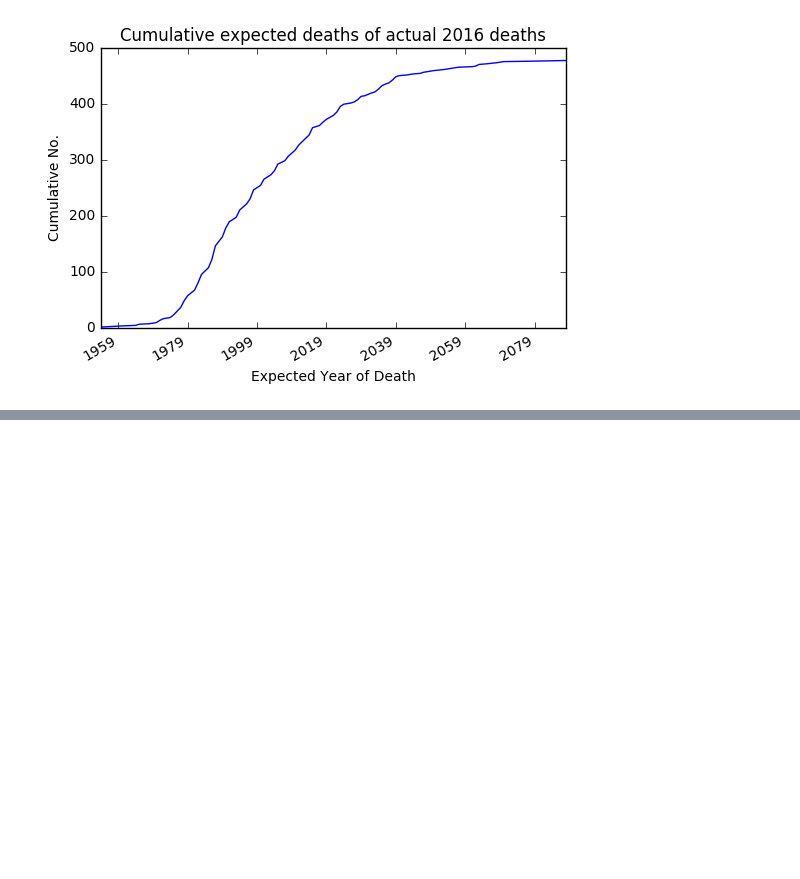
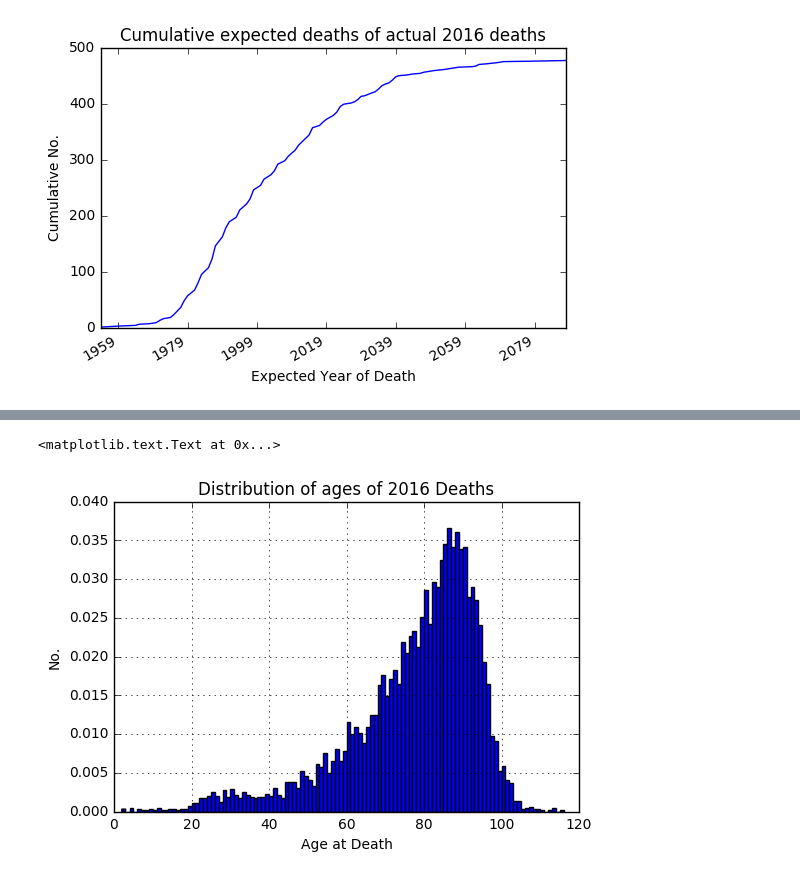
Before and after one commit to nowaycomputer/2016_celebs, a Jupyter notebook: 2016 Celebrity Deaths.ipynb, the cells around one changed output, grey strips where cells are left out. Saved outputs shown, nothing was run; the diff lists cells and outputs as text; code cells hidden in the pictures; blank space fills up the shorter version.

```diff
--- a/2016 Celebrity Deaths.ipynb
+++ b/2016 Celebrity Deaths.ipynb
@@ -201,0 +249,12 @@ How does this compare with the predicted life expectancy of the 'Living Notable'
+# %%
+deaths_2016_all=get_year_deaths(2016)
+# %%
+s_2016_all = pd.Series(deaths_2016_all)
+n_bins=int((max(s_2016_all)-min(s_2016_all)))
+az=s_2016_all.hist(normed=True,bins=n_bins)
+az.set_xlabel('Age at Death')
+az.set_ylabel('No.')
+az.set_title('Distribution of ages of 2016 Deaths')
+# %% [output]
+<matplotlib.text.Text at 0x...>
+[figure, added]
```
Also changed, not shown: parts of 25 cells of this notebook.
